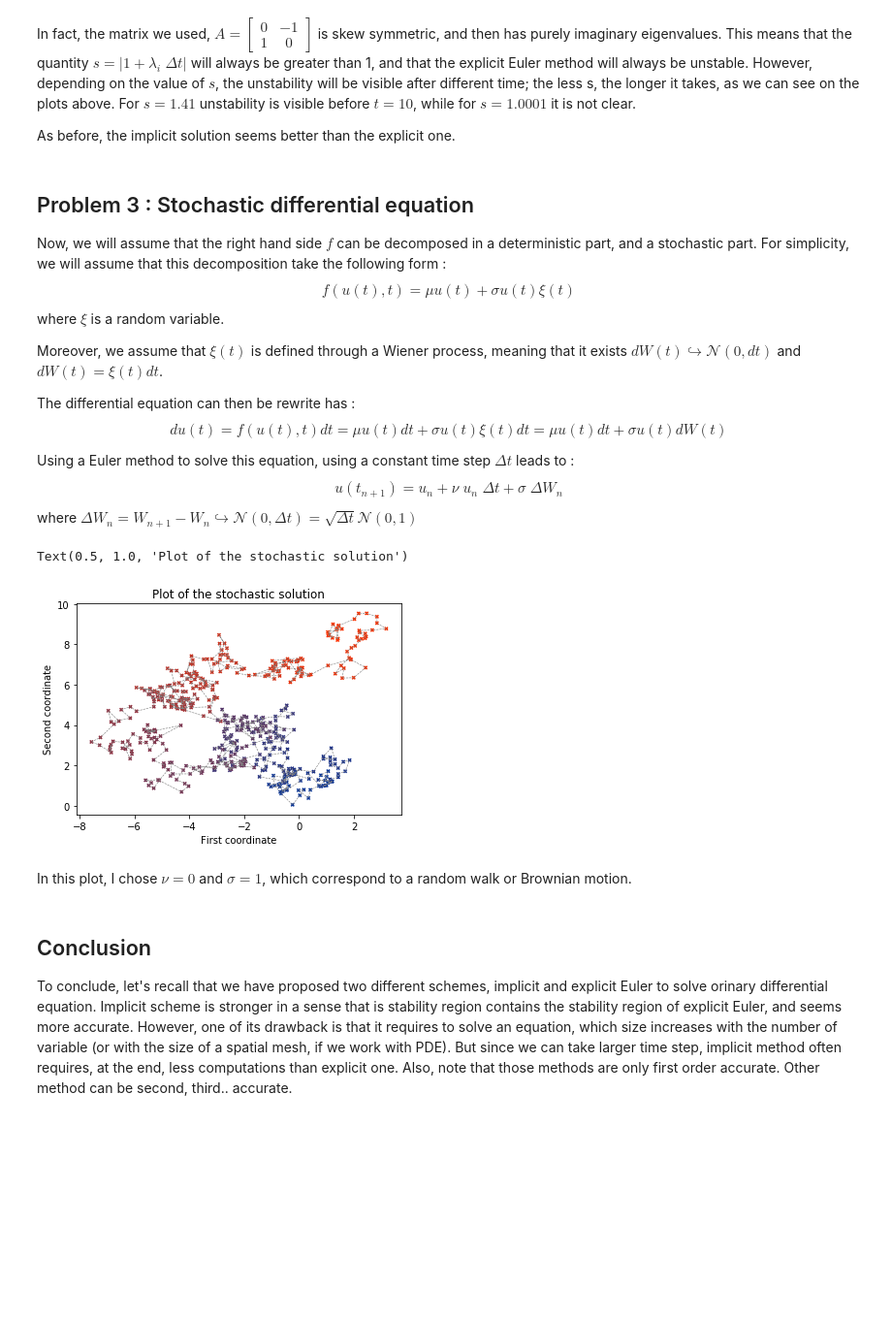
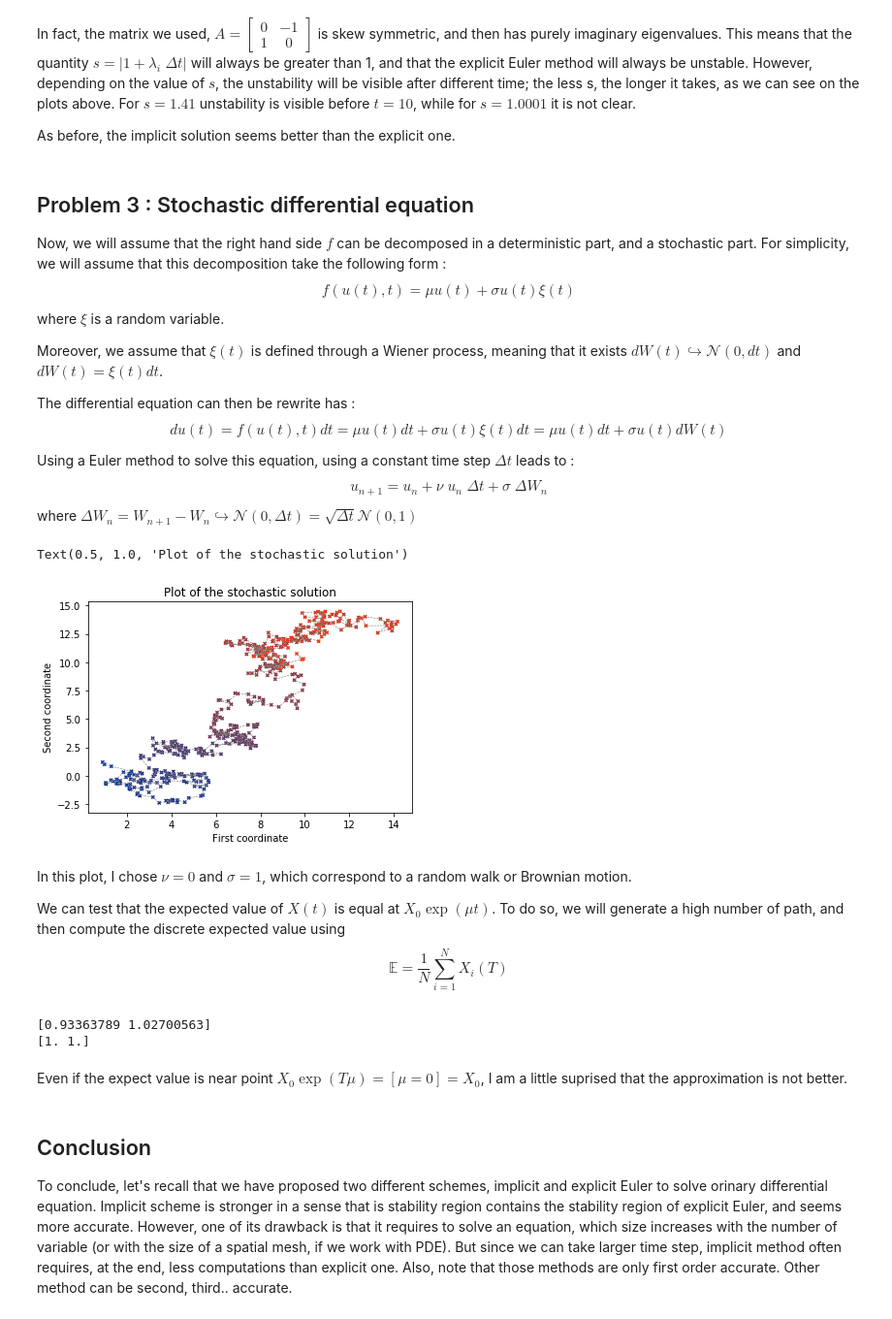
Before and after one commit to johanhoffman/DD2363_VT22, a Jupyter notebook: Lab6/hetierm_lab6.ipynb, the cells around one changed output. Shown at 97% size. Saved outputs shown, nothing was run; the diff lists cells and outputs as text; code cells hidden in the pictures; blank space fills up the shorter version.

```diff
--- a/Lab6/hetierm_lab6.ipynb
+++ b/Lab6/hetierm_lab6.ipynb
@@ -266,10 +267,10 @@ The differential equation can then be rewrite has :
 $$ du(t) = f(u(t), t) dt = \mu u(t) dt + \sigma u(t) \xi(t) dt = \mu u(t)dt + \sigma u(t) dW(t)$$
 
 Using a Euler method to solve this equation, using a constant time step $\Delta t$ leads to :
-$$u(t_{n+1}) = u_n + \nu \; u_n \; \Delta t + \sigma \; \Delta W_n $$
+$$u_{n+1} = u_n + \nu \; u_n \; \Delta t + \sigma \; \Delta W_n $$
 where $\Delta W_n = W_{n+1} - W_{n} \hookrightarrow \mathcal{N}(0, \Delta t) = \sqrt{\Delta t} \mathcal{N}(0,1)$
 # %%
-def stochastic_euler(u0, dt, n, sigma, nu):
+def stochastic_euler(u0, dt, n, sigma, mu):
     """
     Input : initial condition u0, time step dt, number of iterations n, parameter of stochasticity
     Output : Solution of the stochastic problem defined above
@@ -277,31 +278,33 @@ def stochastic_euler(u0, dt, n, sigma, nu):
     U = np.zeros((len(u0), n+1))
     U[:,0] = u0
     for k in range(1,n+1):
-        U[:,k] = U[:,k-1] + nu*dt*U[:,k-1] + sigma * np.sqrt(dt)*np.random.randn(1, len(u0))
+        U[:,k] = U[:,k-1] + mu*dt*U[:,k-1] + sigma * np.sqrt(dt)*np.random.randn(len(u0))
 
     return U
 # %%
 # Constant
 u0 = np.array([1,1])
 T = 50
 dt = 0.1
 n = int(T/dt)
 sigma = 1
-nu = 0
+mu = 0
 
 # Solution
-U_stochastic = stochastic_euler(u0, dt, n, sigma, nu)
+U_stochastic = stochastic_euler(u0, dt, n, sigma, mu)
 
 # Plot : time goes from blue to red
 fig, ax = plt.subplots()
 color = np.array([ [k/(n+1), 0.2, 0.6*(1 - k/(n+1))] for k in range(n+1)])
 ax.scatter(U_stochastic[0,:], U_stochastic[1,:], s = 10,c=color, marker='x',linewidths=50)
 plt.plot(U_stochastic[0,:], U_stochastic[1,:], '--', color='grey', linewidth=0.6)
 plt.xlabel("First coordinate")
 plt.ylabel("Second coordinate")
 plt.title("Plot of the stochastic solution")
 # %% [output]
 Text(0.5, 1.0, 'Plot of the stochastic solution')
-[figure, old version]
+[figure, new version]
-# %% [markdown]
-In this plot, I chose $\nu = 0$ and $\sigma =1$, which correspond to a random walk or Brownian motion.
+# %% [markdown]
+In this plot, I chose $\nu = 0$ and $\sigma =1$, which correspond to a random walk or Brownian motion.
+
+We can test that the expected value of $X(t)$ is equal at $X_0 \exp(\mu t)$. To do so, we will generate a high number of path, and then compute the discrete expected value using $$\mathbb{E} = \frac{1}{N} \sum_{i=1}^N X_i(T)$$
@@ -308,3 +326,11 @@ In this plot, I chose $\nu = 0$ and $\sigma =1$, which correspond to a random wa
+# %%
+print(avg)
+print(X_0*np.exp(T*mu))
+# %% [output]
+[0.93363789 1.02700563]
+[1. 1.]
+# %% [markdown]
+Even if the expect value is near point $X_0 \exp(T \mu) = [\mu = 0] = X_0$, I am a little suprised that the approximation is not better.
 # %% [markdown]
 ## Conclusion
 
```
Also changed, not shown: parts of 2 cells of this notebook.
